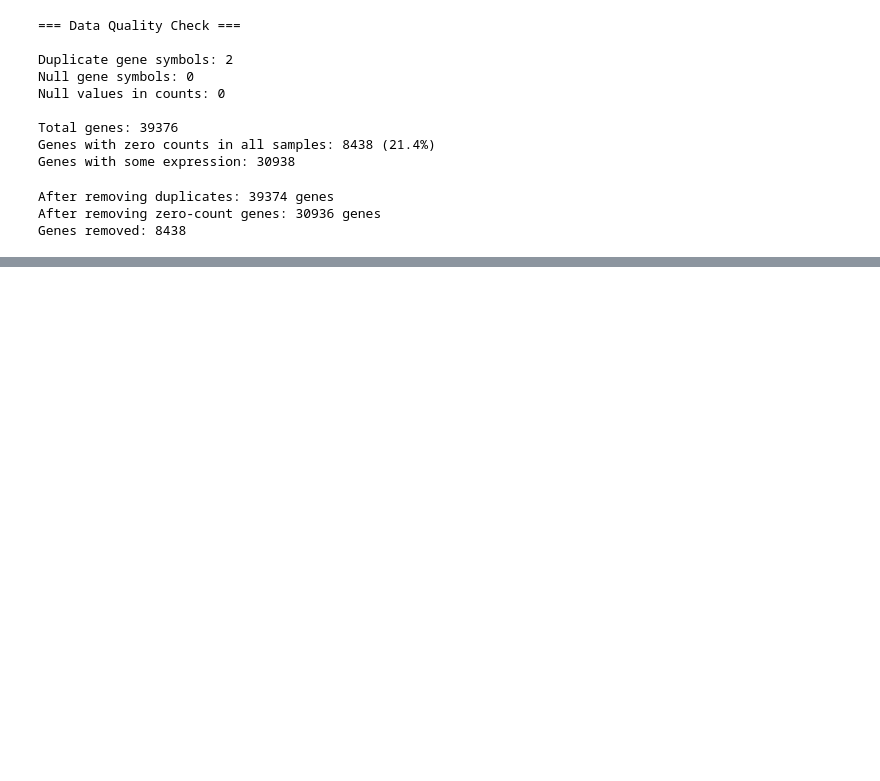
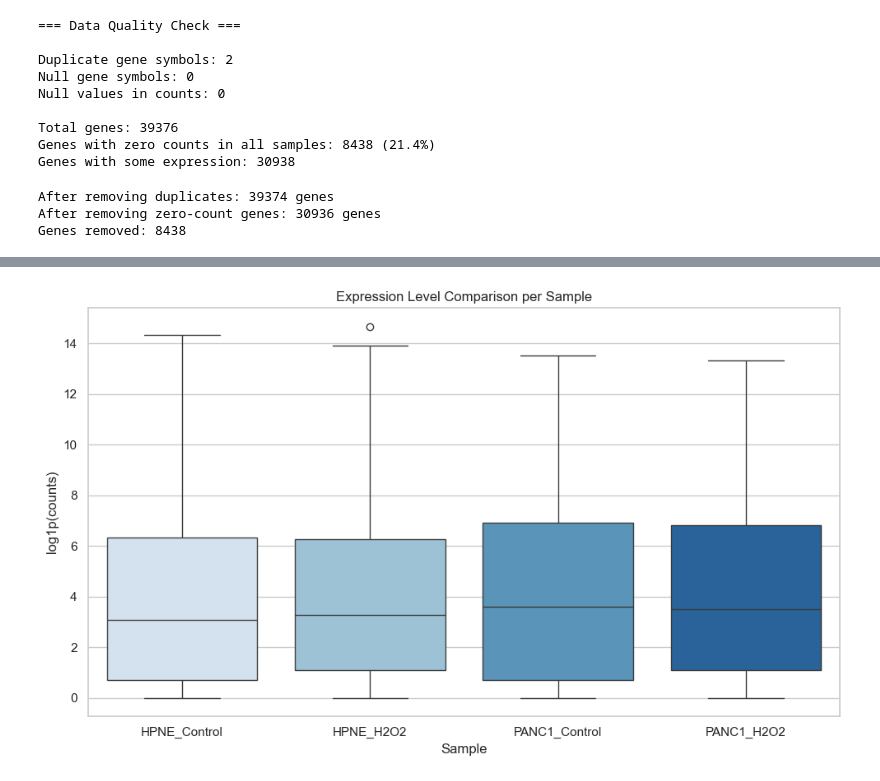
Before and after one commit to FedericaUntermann/gene-expression-analysis, a Jupyter notebook: notebooks/01_eda.ipynb, the cells around one changed output, grey strips where cells are left out. Cells and saved outputs as stored; diff of their text form; code cells hidden in the pictures; blank space fills up the shorter version.

```diff
--- a/notebooks/01_eda.ipynb
+++ b/notebooks/01_eda.ipynb
@@ -194,0 +278,11 @@ Genes removed: 8438
+# %%
+# Boxplot of log-transformed counts per sample
+plt.figure(figsize=(10, 6))
+sns.boxplot(data=np.log1p(df_counts_filtered), palette='Blues')
+plt.title('Expression Level Comparison per Sample')
+plt.xlabel('Sample')
+plt.ylabel('log1p(counts)')
+plt.tight_layout()
+plt.show()
+# %% [output]
+[figure, added]
```
Also changed, not shown: parts of 20 cells of this notebook.
